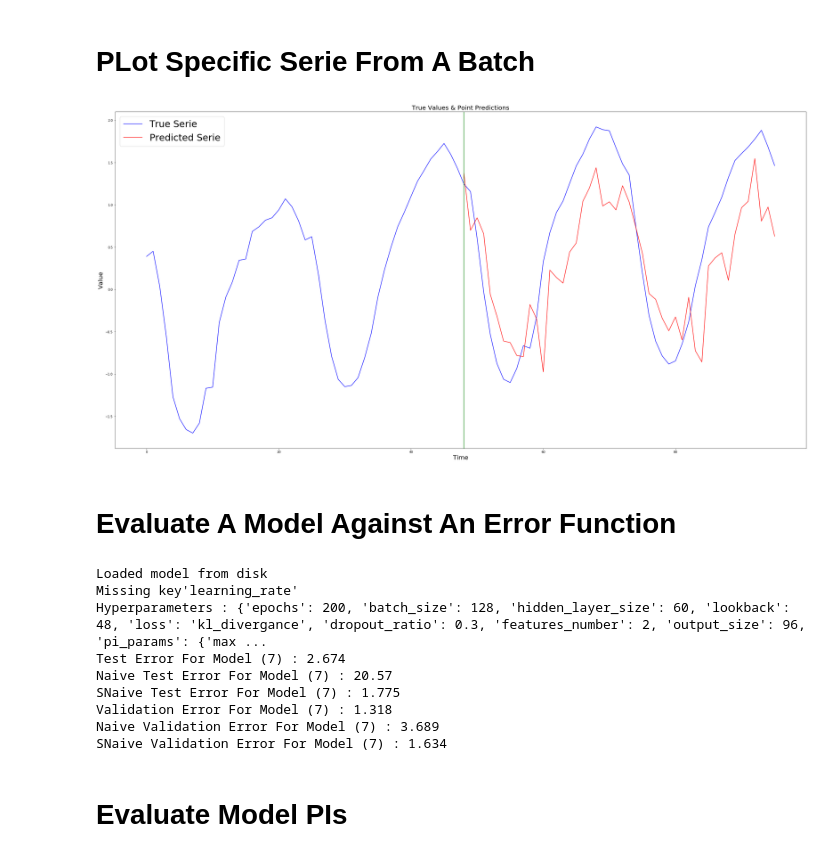
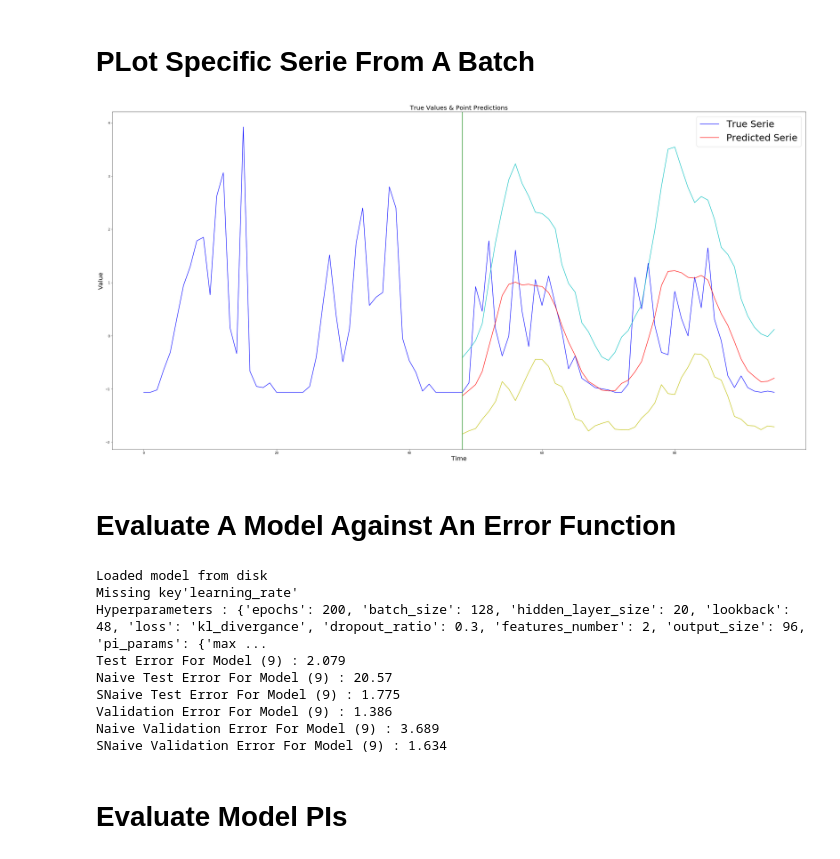
Before and after one commit to yamen23ali/m4-lstm, a Jupyter notebook: notebooks/Training and Evaluation ( KL Divergance).ipynb, the cells around one changed output. Drawn from its saved outputs; the diff is of its cells as text; code cells hidden in the pictures.

```diff
--- a/notebooks/Training and Evaluation ( KL Divergance).ipynb
+++ b/notebooks/Training and Evaluation ( KL Divergance).ipynb
@@ -78,6 +78,10 @@ Saved model files to disk under../models/with_kl_pi_params/3-LSTM/23
 # %% [markdown]
 # Get Best And Worst Predictions
 # %%
+MODEL_BASE_DIR = '../models/kl_divergance/3-LSTM/9'
+model = M4Model()
+hyperparameters = model.load(MODEL_BASE_DIR)
+
 X, Y, Ypredictions, error =  sort_by_prediction_error(model,test_x, test_y, smape)
 
 if FEATURES_NUMBER == 1:
@@ -89,6 +93,6 @@ print(f'Worst Predection Error is {error[X.shape[0]-1]:10.4f}')
 lower_bound = Ypredictions[:,:48] - 2*tf.abs(Ypredictions[:,-48:])
 upper_bound = Ypredictions[:,:48] + 2*tf.abs(Ypredictions[:,-48:])
 
-plot_serie_with_bounds(X[:,:,0], Y[:,:HORIZON], Ypredictions[:,:HORIZON], lower_bound, upper_bound, serie_indx=0)
-plot_serie_with_bounds(X[:,:,0], Y[:,:HORIZON], Ypredictions[:,:HORIZON], lower_bound, upper_bound, serie_indx=X.shape[0]-1)
+plot_serie_with_bounds(X[:,:,0], Y[:,:HORIZON], Ypredictions[:,:HORIZON], lower_bound, upper_bound, serie_indx=0,  save_path='../../Presentations/second_pres/kl_best.png')
+plot_serie_with_bounds(X[:,:,0], Y[:,:HORIZON], Ypredictions[:,:HORIZON], lower_bound, upper_bound, serie_indx=X.shape[0]-1,  save_path='../../Presentations/second_pres/kl_worst.png')
 # %% [output]
@@ -99,22 +105,25 @@ Worst Predection Error is   188.3073
 # %% [markdown]
 # PLot Specific Serie From A Batch
 # %%
-IDX = 40
+IDX = 130
 X = test_x
 Y = test_y
 predictedY = model.predict(X)
+
+lower_bound = predictedY[:,:48] - 2*tf.abs(predictedY[:,-48:])
+upper_bound = predictedY[:,:48] + 2*tf.abs(predictedY[:,-48:])
 
 if FEATURES_NUMBER == 1:
     X = X[:,:, np.newaxis]
 
 #============ Predict Test
-plot_serie_and_prediction(X[:,:,0], Y[:,:HORIZON], predictedY[:,:HORIZON], serie_indx=IDX)
+plot_serie_with_bounds(X[:,:,0], Y[:,:HORIZON], predictedY[:,:HORIZON], lower_bound, upper_bound, serie_indx=IDX)
 # %% [output]
-[figure, old version]
+[figure, new version]
 # %% [markdown]
 # Evaluate A Model Against An Error Function
 # %%
-MODEL_NUMBER = 7
+MODEL_NUMBER = 9
 MODEL_BASE_DIR = '../models/kl_divergance/3-LSTM'
 evaluation_results = load_and_evaluate_model(f'{MODEL_BASE_DIR}/{MODEL_NUMBER}', '../Dataset/Train/Hourly-train.csv',
                                              '../Dataset/Test/Hourly-test.csv',
@@ -133,13 +142,13 @@ print(f'SNaive Validation Error For Model ({MODEL_NUMBER}) : {evaluation_results
 # %% [output]
 Loaded model from disk
 Missing key'learning_rate'
-Hyperparameters : {'epochs': 200, 'batch_size': 128, 'hidden_layer_size': 60, 'lookback': 48, 'loss': 'kl_divergance', 'dropout_ratio': 0.3, 'features_number': 2, 'output_size': 96, 'pi_params': {'max ...
-Test Error For Model (7) : 2.674
-Naive Test Error For Model (7) : 20.57
-SNaive Test Error For Model (7) : 1.775
-Validation Error For Model (7) : 1.318
-Naive Validation Error For Model (7) : 3.689
-SNaive Validation Error For Model (7) : 1.634
+Hyperparameters : {'epochs': 200, 'batch_size': 128, 'hidden_layer_size': 20, 'lookback': 48, 'loss': 'kl_divergance', 'dropout_ratio': 0.3, 'features_number': 2, 'output_size': 96, 'pi_params': {'max ...
+Test Error For Model (9) : 2.079
+Naive Test Error For Model (9) : 20.57
+SNaive Test Error For Model (9) : 1.775
+Validation Error For Model (9) : 1.386
+Naive Validation Error For Model (9) : 3.689
+SNaive Validation Error For Model (9) : 1.634
 # %% [markdown]
 # Evaluate Model PIs
 # %%
```
Also changed, not shown: parts of 1 cell of this notebook, 5 other files.
